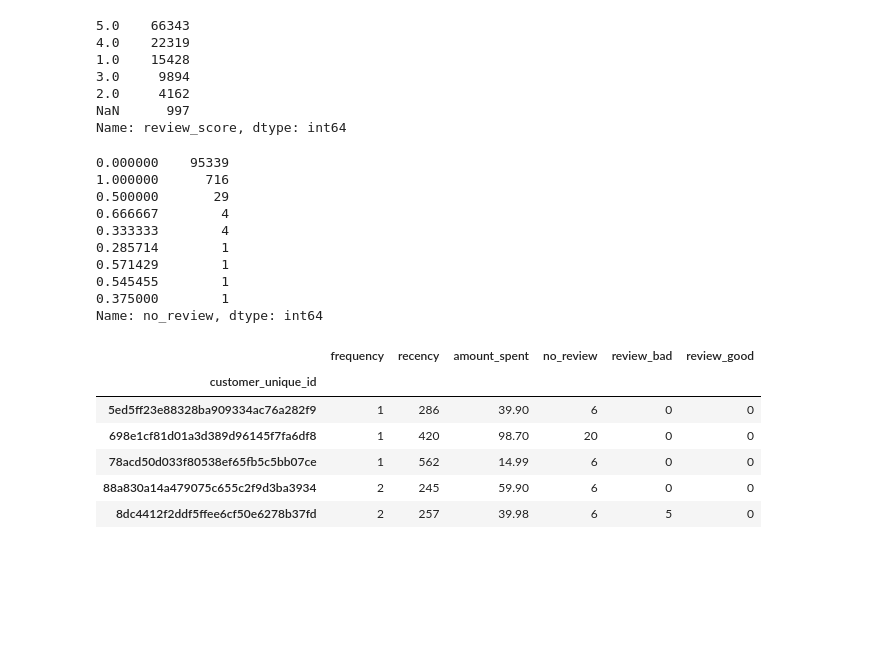
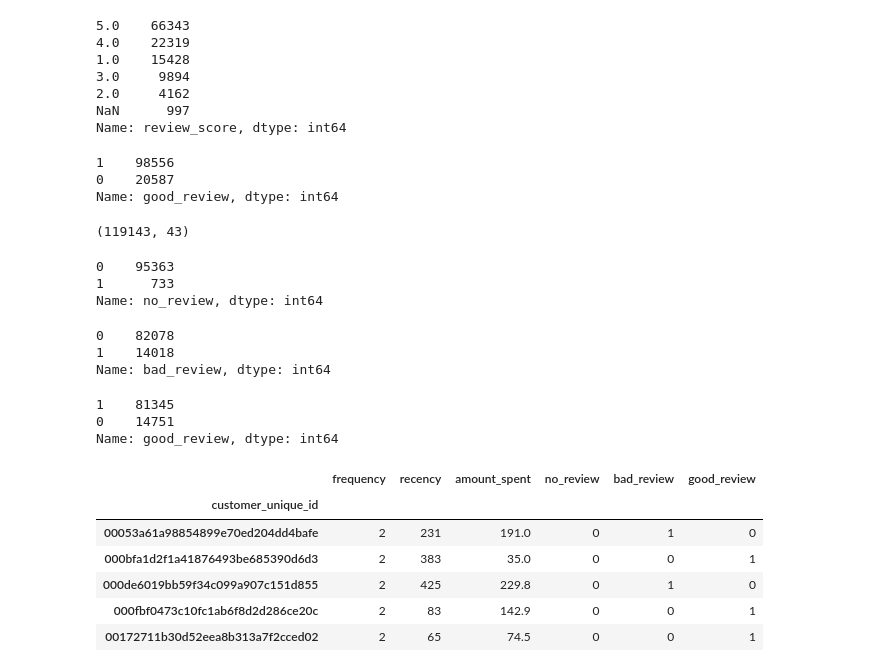
Before and after one commit to ThomasMeb/Projet_4, a Jupyter notebook: Mebarki_Thomas_notebook_exploration_022023.ipynb, the cells around one changed output. Cells and saved outputs as stored; diff of their text form; code cells hidden in the pictures; blank space fills up the shorter version.

```diff
--- a/Mebarki_Thomas_notebook_exploration_022023.ipynb
+++ b/Mebarki_Thomas_notebook_exploration_022023.ipynb
@@ -191,5 +191,9 @@ Index(['order_id', 'customer_id', 'order_status', 'order_purchase_timestamp',
        'product_length_cm', 'product_height_cm', 'product_width_cm',
        'product_category_name_english'],
       dtype='object')
+# %%
+data['no_review'] = data['review_score'].isnull().astype(int)
+data['bad_review'] = (data['review_score']<3).astype(int)
+data['good_review'] = (data['review_score']>=3).astype(int)
 # %%
 df = data[['customer_id', 'customer_unique_id','order_id', 'product_id',
@@ -242,6 +246,6 @@ data.loc[data[['customer_id', 'customer_unique_id', 'order_id', 'product_id', 'p
 # %%
 df = data[['customer_id', 'customer_unique_id', 'order_id', 'product_id', 'price',
-       'review_id', 'review_score', 'product_category_name', 'order_item_id','payment_sequential']]
+       'review_id', 'review_score', 'product_category_name', 'order_item_id','payment_sequential', 'no_review', 'bad_review', 'good_review']].copy()
 # %%
 df['payment_sequential'].value_counts(dropna=False)
 # %% [output]
@@ -524,7 +528,7 @@ df.drop_duplicates(subset=['customer_unique_id'], inplace=True)
 # %%
 df.set_index('customer_unique_id', inplace=True)
 # %%
-df=df[['frequency', 'recency', 'amount_spent']]
+df=df[['frequency', 'recency', 'amount_spent', 'no_review', 'bad_review', 'good_review']]
 # %%
 df
 # %% [output]
@@ -687,28 +691,38 @@ data['review_good'] = data['review_score']>=3
-# %%
-#add review score to df
-df['no_review'] = data.groupby('customer_unique_id')['no_review'].aggregate('mean')
-df['review_bad'] = data.groupby('customer_unique_id')['review_bad'].aggregate('mean')
-df['review_good'] = data.groupby('customer_unique_id')['review_good'].aggregate('mean')
+# %%
+data['good_review'].value_counts(dropna=False)
+# %% [output]
+1    98556
+0    20587
+Name: good_review, dtype: int64
+# %%
+data.shape
+# %% [output]
+(119143, 43)
 # %%
 df['no_review'].value_counts(dropna=False)
 # %% [output]
-0.000000    95339
-1.000000      716
-0.500000       29
-0.666667        4
-0.333333        4
-0.285714        1
-0.571429        1
-0.545455        1
-0.375000        1
+0    95363
+1      733
 Name: no_review, dtype: int64
+# %%
+df['bad_review'].value_counts(dropna=False)
+# %% [output]
+0    82078
+1    14018
+Name: bad_review, dtype: int64
+# %%
+df['good_review'].value_counts(dropna=False)
+# %% [output]
+1    81345
+0    14751
+Name: good_review, dtype: int64
 # %%
-df.loc[df['no_review']>5].head()
+df.loc[df['frequency']>1].head()
 # %% [output]
-|  | frequency | recency | amount_spent | no_review | review_bad | review_good |
+|  | frequency | recency | amount_spent | no_review | bad_review | good_review |
 | customer_unique_id |  |  |  |  |  |  |
-| 5ed5ff23e88328ba909334ac76a282f9 | 1 | 286 | 39.90 | 6 | 0 | 0 |
-| 698e1cf81d01a3d389d96145f7fa6df8 | 1 | 420 | 98.70 | 20 | 0 | 0 |
-| 78acd50d033f80538ef65fb5c5bb07ce | 1 | 562 | 14.99 | 6 | 0 | 0 |
-| 88a830a14a479075c655c2f9d3ba3934 | 2 | 245 | 59.90 | 6 | 0 | 0 |
-| 8dc4412f2ddf5ffee6cf50e6278b37fd | 2 | 257 | 39.98 | 6 | 5 | 0 |
+| 00053a61a98854899e70ed204dd4bafe | 2 | 231 | 191.0 | 0 | 1 | 0 |
+| 000bfa1d2f1a41876493be685390d6d3 | 2 | 383 | 35.0 | 0 | 0 | 1 |
+| 000de6019bb59f34c099a907c151d855 | 2 | 425 | 229.8 | 0 | 1 | 0 |
+| 000fbf0473c10fc1ab6f8d2d286ce20c | 2 | 83 | 142.9 | 0 | 0 | 1 |
+| 00172711b30d52eea8b313a7f2cced02 | 2 | 65 | 74.5 | 0 | 0 | 1 |
```
Also changed, not shown: parts of 20 cells of this notebook, 1 other file.
